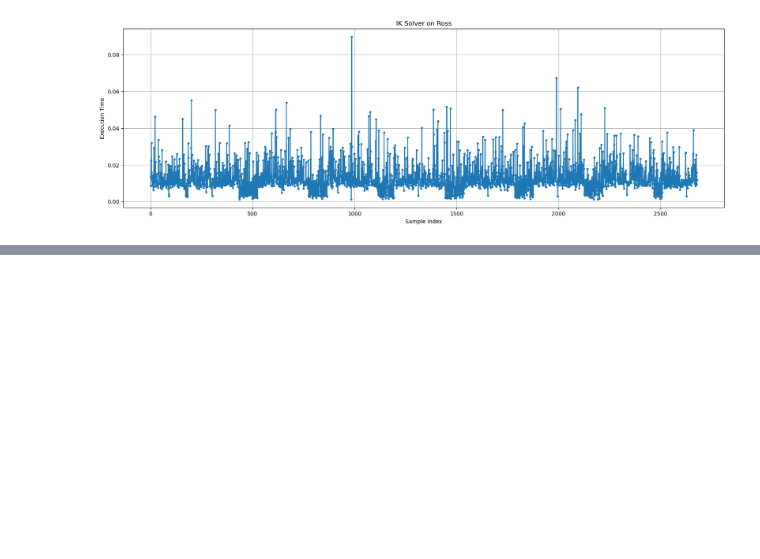
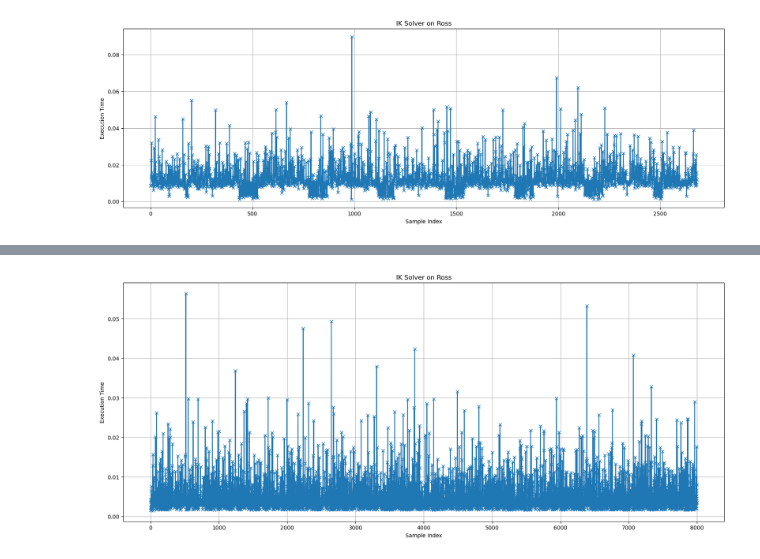
Before and after one commit to BCLab-UNM/MARIAM, a Jupyter notebook: analysis/arm_controller_delay/delay.ipynb, the cells around one changed output, grey strips where cells are left out. Cells and saved outputs as stored; diff of their text form; code cells hidden in the pictures; blank space fills up the shorter version.

```diff
--- a/analysis/arm_controller_delay/delay.ipynb
+++ b/analysis/arm_controller_delay/delay.ipynb
@@ -61,0 +124,6 @@ plt.show()
+# %%
+rosbag_path = '/home/xavier/projects/datasets/ik_solver_execution_time2.csv'
+
+data = pd.read_csv(rosbag_path)['execution_time']
+data.info()
+data.mean()
@@ -61,0 +140,11 @@ plt.show()
+# %%
+plt.figure(figsize=(20, 8))
+data.plot(kind='line', marker='x', title='IK Solver on Ross')
+
+plt.xlabel('Sample Index')
+plt.ylabel('Execution Time')
+plt.grid(True)
+
+plt.show()
+# %% [output]
+[figure, added]
```
Also changed, not shown: parts of 11 cells of this notebook, 4 other files.
